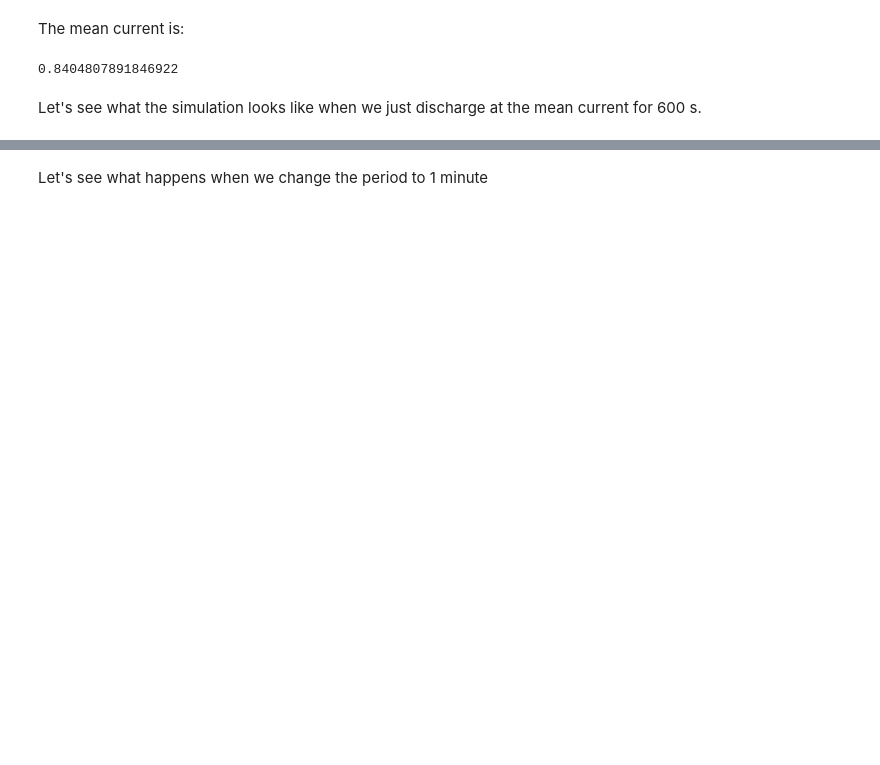
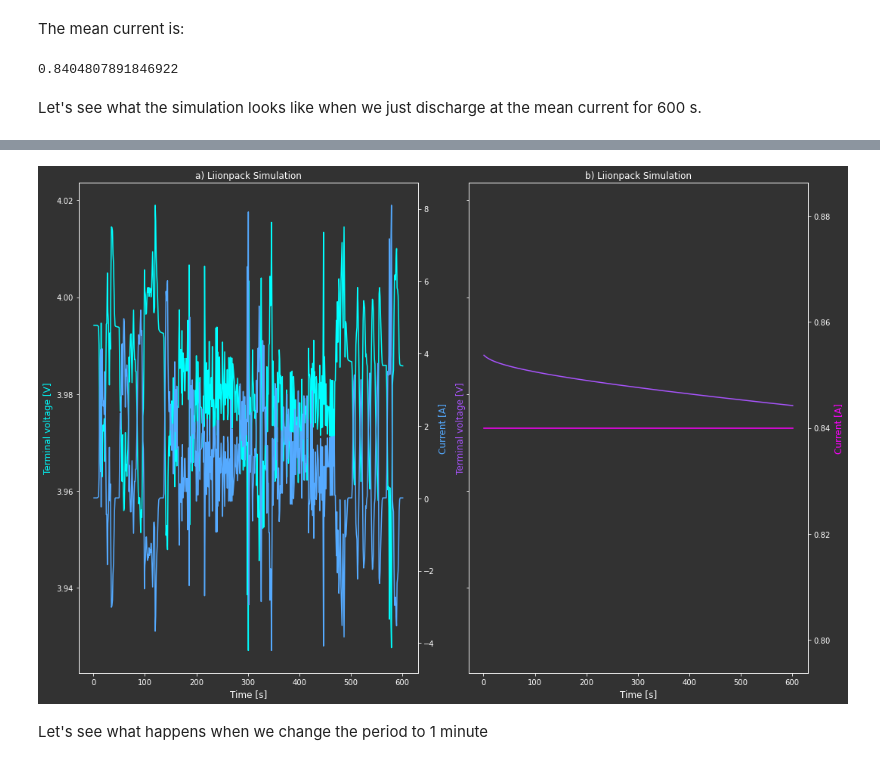
Before and after one commit to pybamm-team/liionpack, a Jupyter notebook: docs/examples/05 Drive cycles.ipynb, the cells around one changed output, grey strips where cells are left out. Drawn from its saved outputs; the diff is of its cells as text; code cells hidden in the pictures; blank space fills up the shorter version.

```diff
--- a/docs/examples/05 Drive cycles.ipynb
+++ b/docs/examples/05 Drive cycles.ipynb
@@ -114,7 +114,9 @@ def compare(out1, out2):
     axr2.set_ylabel("Battery current [A]", color="blue")
     axr2.set_title("Mean Current")
 # %%
-compare(output_d, output_m)
+lp.compare_solution_output(output_d, output_m)
+# %% [output]
+[figure, added]
 # %% [markdown]
 Let's see what happens when we change the period to 1 minute
 # %%
```
Also changed, not shown: parts of 5 cells of this notebook, 6 other files.
